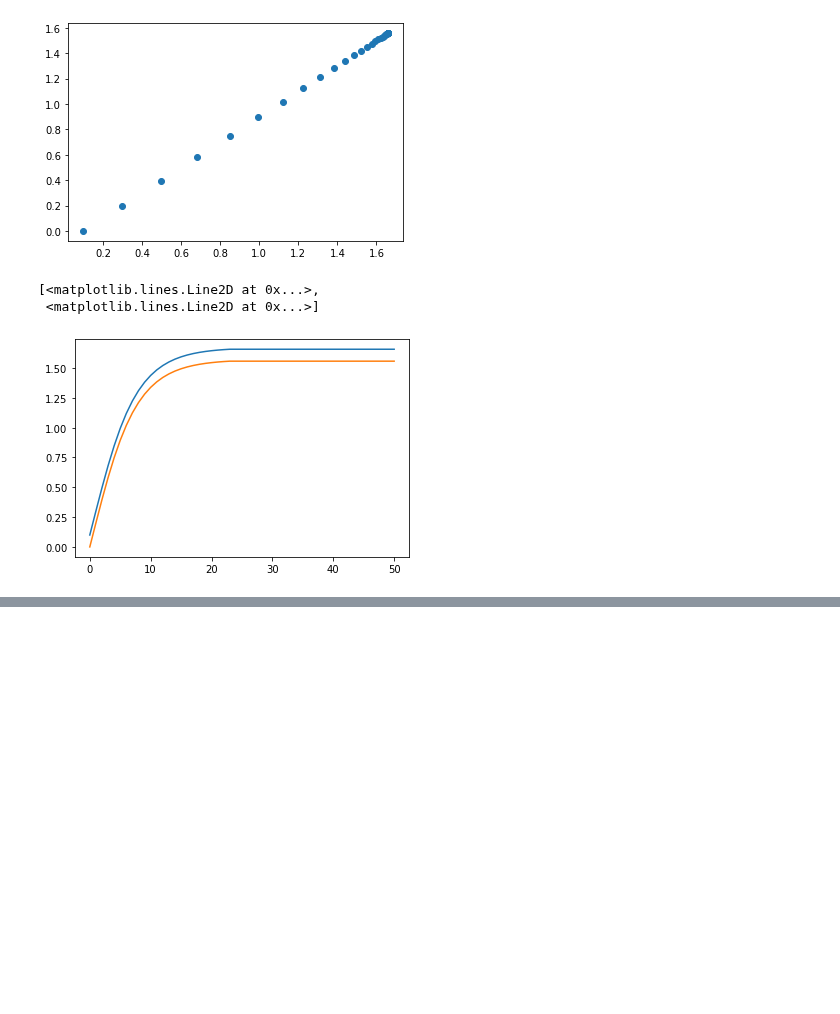
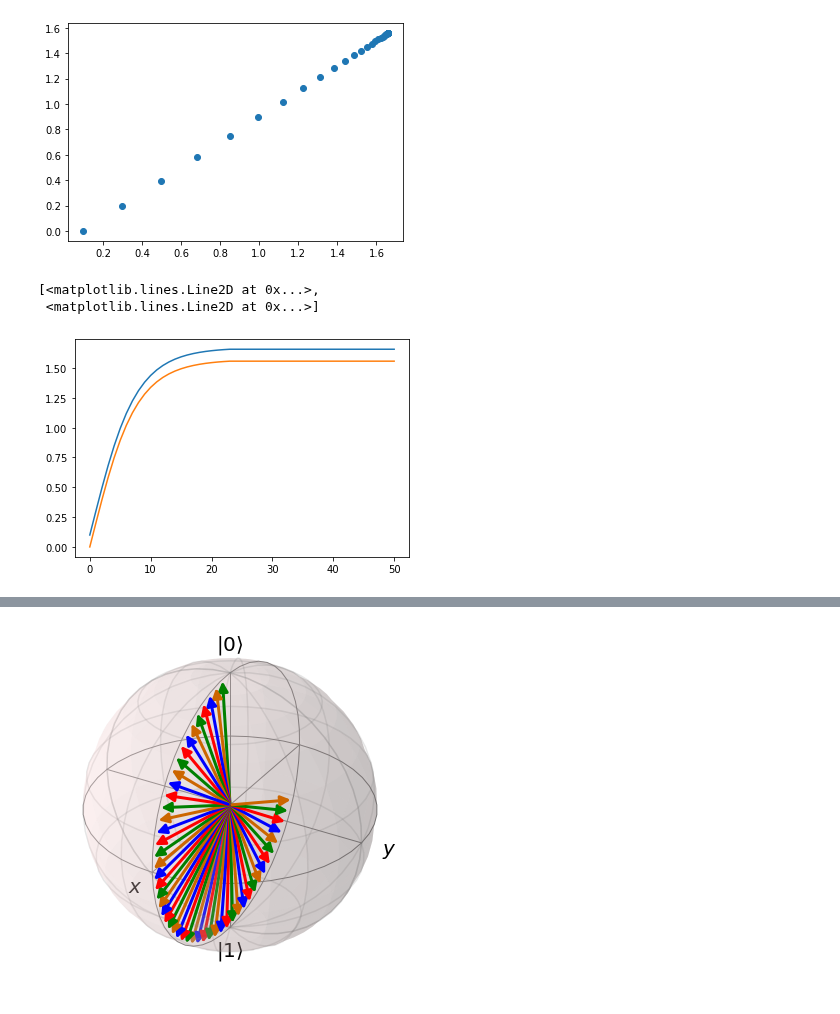
Before and after one commit to LeonhardRichter/TDVP_and_QAOA, a Jupyter notebook: tdvp.ipynb, the cells around one changed output, grey strips where cells are left out. Drawn from its saved outputs; the diff is of its cells as text; code cells hidden in the pictures; blank space fills up the shorter version.

```diff
--- a/tdvp.ipynb
+++ b/tdvp.ipynb
@@ -158,0 +177,18 @@ bbb.show()
+# %%
+def RHS(t,y):
+    imG = np.linalg.inv(np.imag(G(psi,y)))
+    reGrad = np.real(grad(psi,y,H))
+    return np.array(-imG*reGrad).flatten()
+# %%
+times = np.linspace(0,2*np.pi/3,50)
+# %%
+result = sp.integrate.solve_ivp(fun=RHS, t_span=(times[0],times[-1]), y0=np.array([.1,0]),t_eval=times, method="RK45")
+# %%
+pts=result.y
+# %%
+b = qt.Bloch()
+b.add_states([psi((pts[0][j],pts[1][j])) for j in range(len(pts[0]))],kind="vector")
+# b.view=[-90,30]
+b.show()
+# %% [output]
+[figure, added]
```
Also changed, not shown: parts of 10 cells of this notebook, 1 other file.
